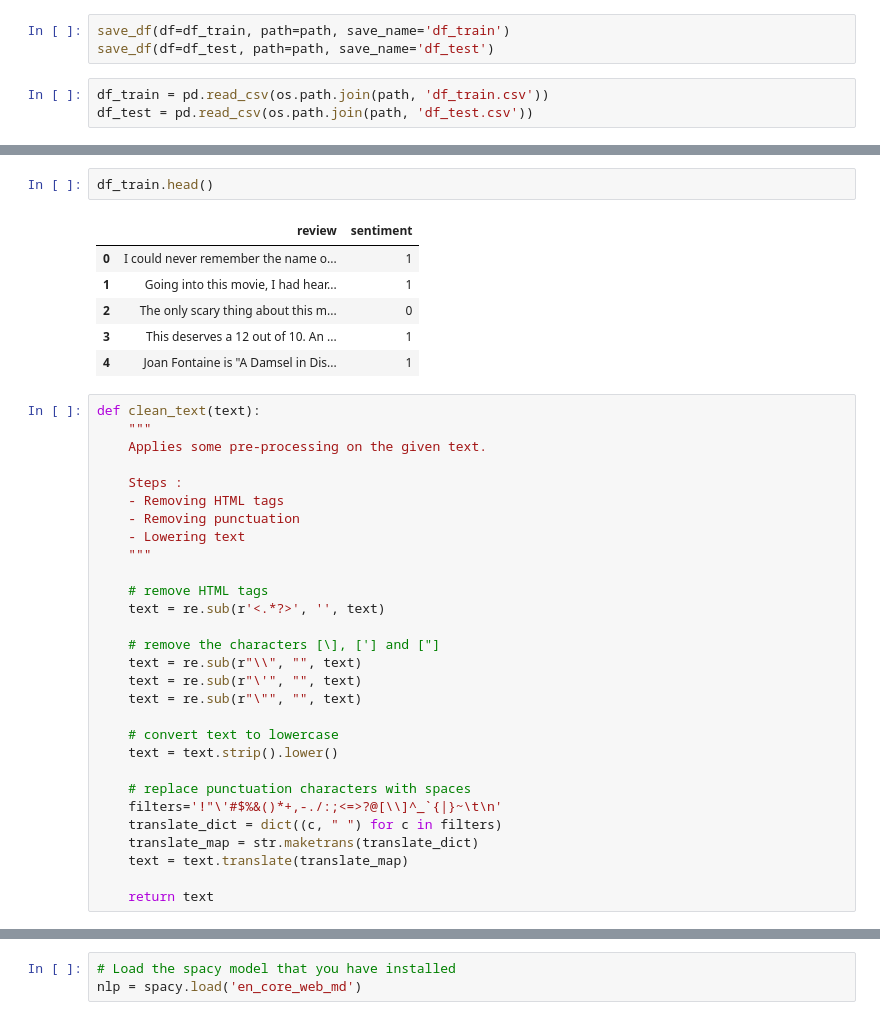
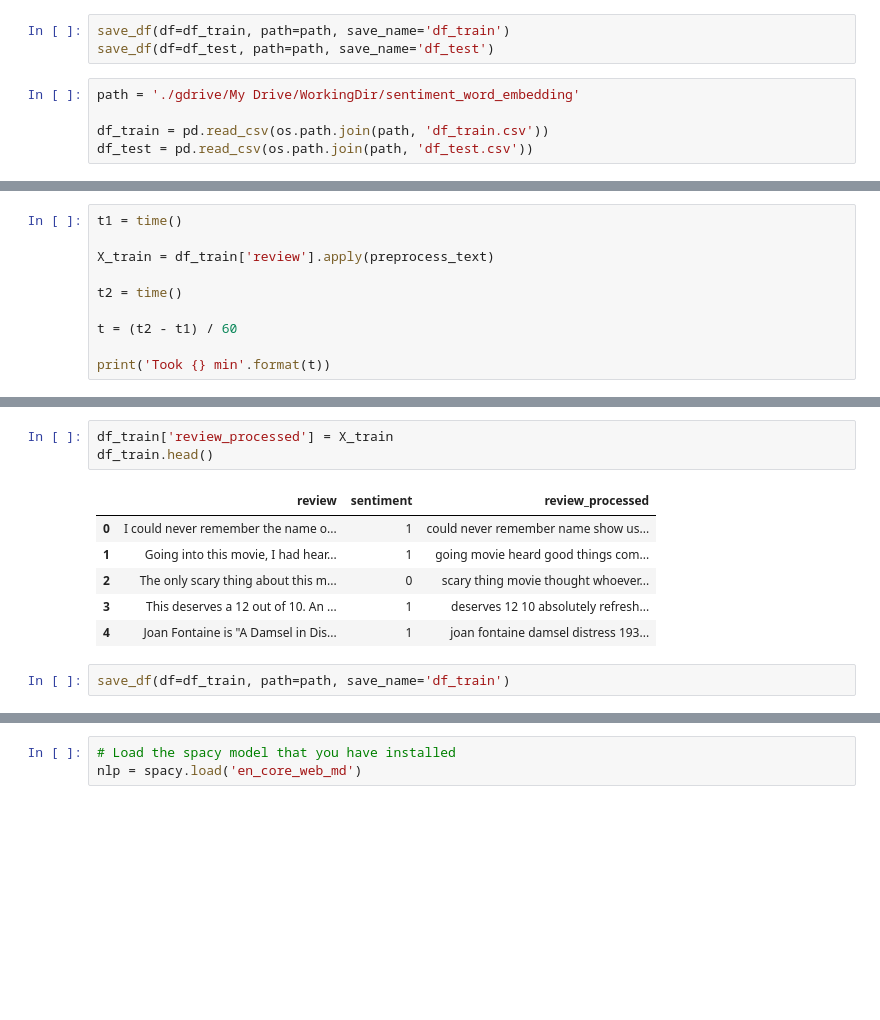
Before and after one commit to georgeliu1998/sentiment_word_embedding, a Jupyter notebook: sentiment_word_embedding.ipynb, the cells around one changed output, grey strips where cells are left out. Saved outputs shown, nothing was run; the diff lists cells and outputs as text; blank space fills up the shorter version.

```diff
--- a/sentiment_word_embedding.ipynb
+++ b/sentiment_word_embedding.ipynb
@@ -118,5 +134,7 @@ def save_df(df, path, save_name):
 save_df(df=df_train, path=path, save_name='df_train')
 save_df(df=df_test, path=path, save_name='df_test')
 # %%
+path = './gdrive/My Drive/WorkingDir/sentiment_word_embedding'
+
 df_train = pd.read_csv(os.path.join(path, 'df_train.csv'))
 df_test = pd.read_csv(os.path.join(path, 'df_test.csv'))
@@ -122,0 +197,10 @@ df_test = pd.read_csv(os.path.join(path, 'df_test.csv'))
+# %%
+t1 = time()
+
+X_train = df_train['review'].apply(preprocess_text)
+
+t2 = time()
+
+t = (t2 - t1) / 60
+
+print('Took {} min'.format(t))
@@ -123,38 +209,12 @@ df_test = pd.read_csv(os.path.join(path, 'df_test.csv'))
 # %%
+df_train['review_processed'] = X_train
 df_train.head()
 # %% [output]
-|  | review | sentiment |
-| 0 | I could never remember the name o... | 1 |
-| 1 | Going into this movie, I had hear... | 1 |
-| 2 | The only scary thing about this m... | 0 |
-| 3 | This deserves a 12 out of 10. An ... | 1 |
-| 4 | Joan Fontaine is "A Damsel in Dis... | 1 |
+|  | review | sentiment | review_processed |
+| 0 | I could never remember the name o... | 1 | could never remember name show us... |
+| 1 | Going into this movie, I had hear... | 1 | going movie heard good things com... |
+| 2 | The only scary thing about this m... | 0 | scary thing movie thought whoever... |
+| 3 | This deserves a 12 out of 10. An ... | 1 | deserves 12 10 absolutely refresh... |
+| 4 | Joan Fontaine is "A Damsel in Dis... | 1 | joan fontaine damsel distress 193... |
-# %%
-def clean_text(text):
-    """
-    Applies some pre-processing on the given text.
-
-    Steps :
-    - Removing HTML tags
-    - Removing punctuation
-    - Lowering text
-    """
-
-    # remove HTML tags
-    text = re.sub(r'<.*?>', '', text)
-
-    # remove the characters [\], ['] and ["]
-    text = re.sub(r"\\", "", text)
-    text = re.sub(r"\'", "", text)
-    text = re.sub(r"\"", "", text)
-
-    # convert text to lowercase
-    text = text.strip().lower()
-
-    # replace punctuation characters with spaces
-    filters='!"\'#$%&()*+,-./:;<=>?@[\\]^_`{|}~\t\n'
-    translate_dict = dict((c, " ") for c in filters)
-    translate_map = str.maketrans(translate_dict)
-    text = text.translate(translate_map)
-
-    return text
+# %%
+save_df(df=df_train, path=path, save_name='df_train')
```
Also changed, not shown: parts of 13 cells of this notebook.
